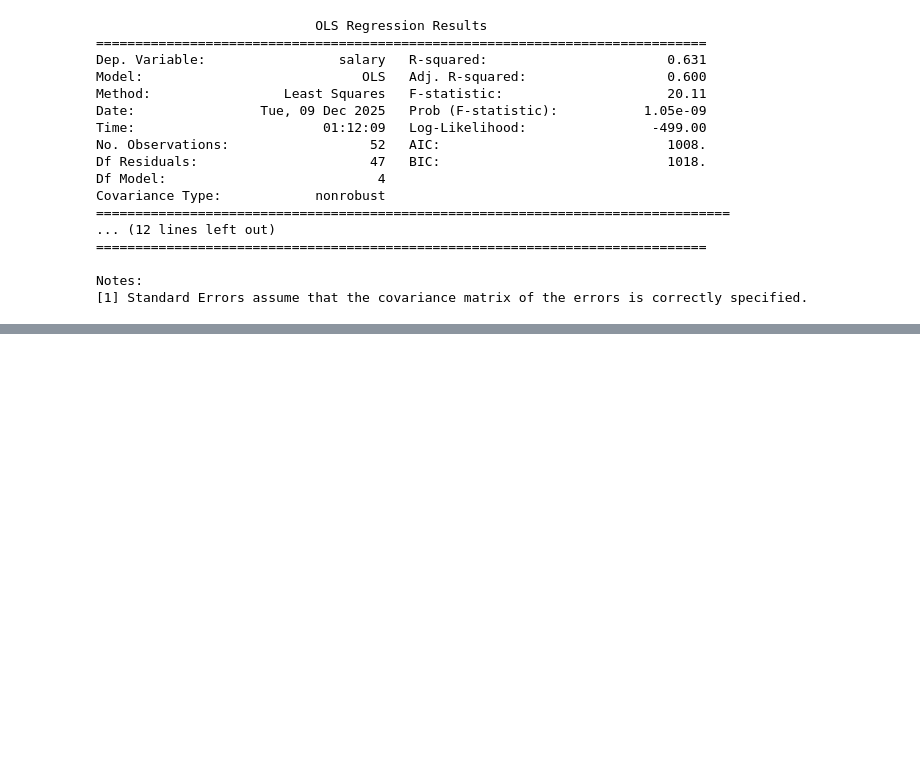
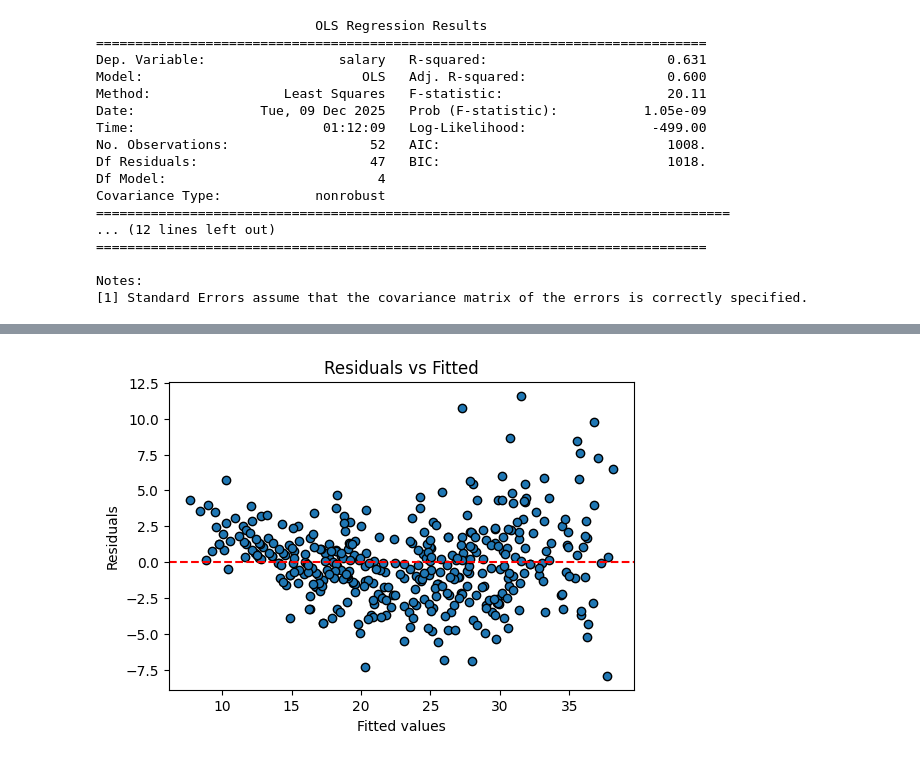
Before and after one commit to channreaksmey/statistical-modeling-tp, a Jupyter notebook: TP3/notebook.ipynb, the cells around one changed output, grey strips where cells are left out. Cells and saved outputs as stored; diff of their text form; code cells hidden in the pictures; blank space fills up the shorter version.

```diff
--- a/TP3/notebook.ipynb
+++ b/TP3/notebook.ipynb
@@ -182,0 +316,13 @@ Notes:
+# %%
+# Multiple linear regression: mpg as response, all other variables except 'name' as predictors
+
+# Convert categorical variables to category dtype if needed
+auto_df['origin'] = auto_df['origin'].astype('category')
+auto_df['year'] = auto_df['year'].astype('category')
+auto_df['cylinders'] = auto_df['cylinders'].astype('category')
+
+# Fit the model
+model = smf.ols('mpg ~ cylinders + displacement + horsepower + weight + acceleration + year + origin', data=auto_df).fit()
+
+print("Model Fitted.")
+print(model.summary())
@@ -182,0 +357,11 @@ Notes:
+# %%
+# Residuals vs Fitted
+plt.figure(figsize=(6, 4))
+plt.scatter(model.fittedvalues, model.resid, edgecolor='k')
+plt.axhline(0, color='red', linestyle='--')
+plt.xlabel('Fitted values')
+plt.ylabel('Residuals')
+plt.title('Residuals vs Fitted')
+plt.show()
+# %% [output]
+[figure, added]
```
Also changed, not shown: parts of 22 cells of this notebook, 1 other file.
